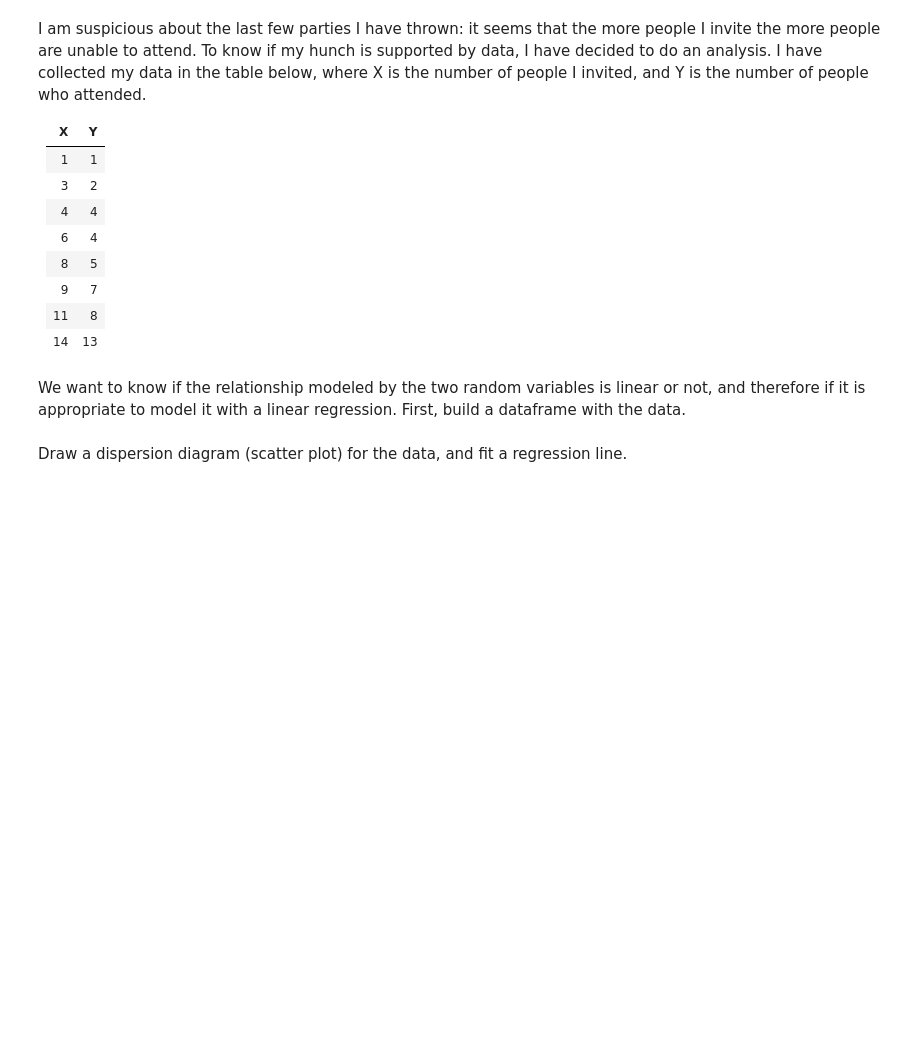
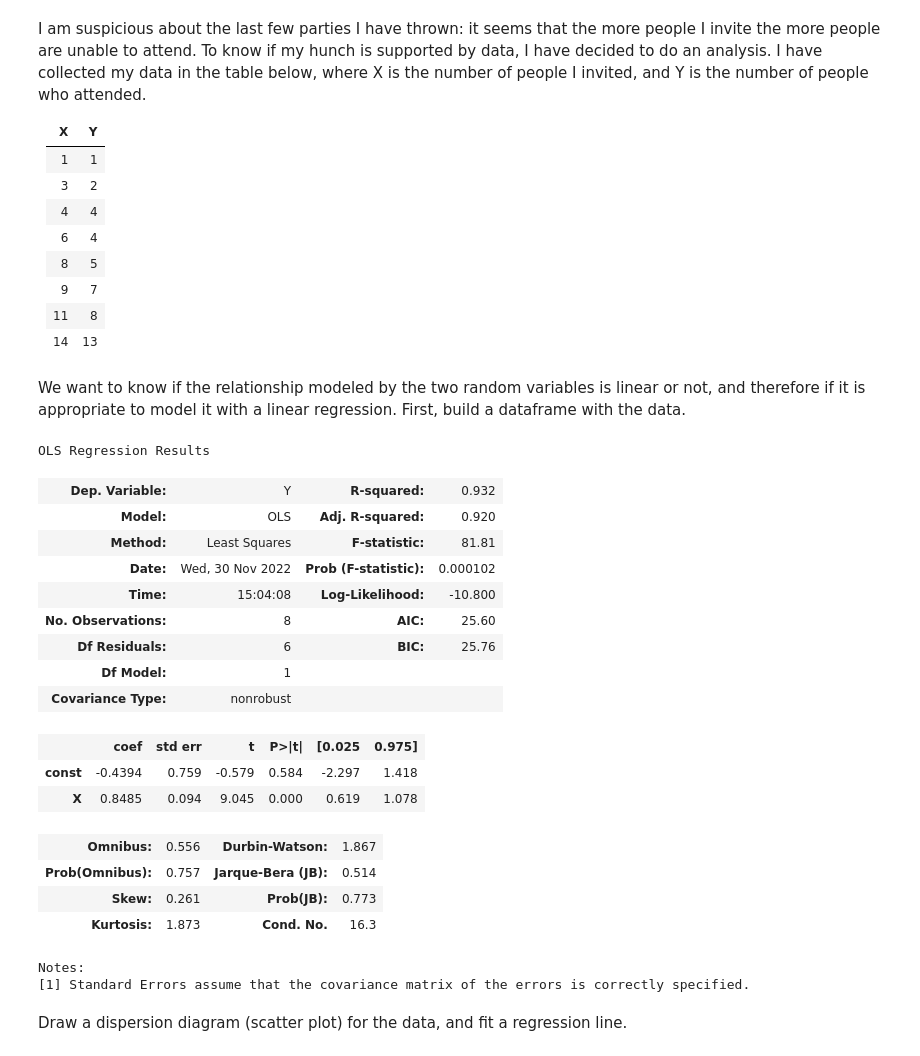
Before and after one commit to Ironhack-Data-Madrid-Octubre-2022/7.3-lab_regression_analysis, a Jupyter notebook: your code/main.ipynb, the cells around one changed output. Cells and saved outputs as stored; diff of their text form; code cells hidden in the pictures; blank space fills up the shorter version.

```diff
--- a/your code/main.ipynb
+++ b/your code/main.ipynb
@@ -173,25 +173,3 @@ df.head()
 Let's use the following variables for our analysis: Year, Cylinders, Fuel Barrels/Year, Combined MPG, and Fuel Cost/Year. We will use 'CO2 Emission Grams/Mile' as our outcome variable.
 
 Calculate the correlations between each of these variables and the outcome. Which variable do you think will be the most important in determining CO2 emissions? Which provides the least amount of helpful information for determining CO2 emissions? Add your responses as comments after your code.
-# %%
-x=sm.add_constant(df[[
-
-    'Year',
-    'Cylinders',
-    'Fuel Barrels/Year',
-    'Combined MPG',
-    'model_year',
-    'Fuel Cost/Year'
-
-]].apply(lambda x: x.fillna(x.mean()))
-
-)
-
-y=df['CO2 Emission Grams/Mile']
-
-
-modelo=sm.OLS(y, x).fit()
-
-pred=modelo.predict(x)
-
-modelo.summary()
@@ -226,2 +271,33 @@ First, build a dataframe with the data.
+# %%
+df=pd.DataFrame({'X':[1,3,4,6,8,9,11,14], 'Y':[1,2,4,4,5,7,8,13 ]})
+
+x=sm.add_constant(df.X)
+
+y=df.Y
+
+
+modelo=sm.OLS(y, x).fit()
+
+modelo.summary()
+# %% [output]
+OLS Regression Results
+| Dep. Variable: | Y | R-squared: | 0.932 |
+| Model: | OLS | Adj. R-squared: | 0.920 |
+| Method: | Least Squares | F-statistic: | 81.81 |
+| Date: | Wed, 30 Nov 2022 | Prob (F-statistic): | 0.000102 |
+| Time: | 15:04:08 | Log-Likelihood: | -10.800 |
+| No. Observations: | 8 | AIC: | 25.60 |
+| Df Residuals: | 6 | BIC: | 25.76 |
+| Df Model: | 1 |  |  |
+| Covariance Type: | nonrobust |  |  |
+|  | coef | std err | t | P>|t| | [0.025 | 0.975] |
+| const | -0.4394 | 0.759 | -0.579 | 0.584 | -2.297 | 1.418 |
+| X | 0.8485 | 0.094 | 9.045 | 0.000 | 0.619 | 1.078 |
+| Omnibus: | 0.556 | Durbin-Watson: | 1.867 |
+| Prob(Omnibus): | 0.757 | Jarque-Bera (JB): | 0.514 |
+| Skew: | 0.261 | Prob(JB): | 0.773 |
+| Kurtosis: | 1.873 | Cond. No. | 16.3 |
+Notes:
+[1] Standard Errors assume that the covariance matrix of the errors is correctly specified.
 # %% [markdown]
 Draw a dispersion diagram (scatter plot) for the data, and fit a regression line.
```
Also changed, not shown: parts of 17 cells of this notebook.
